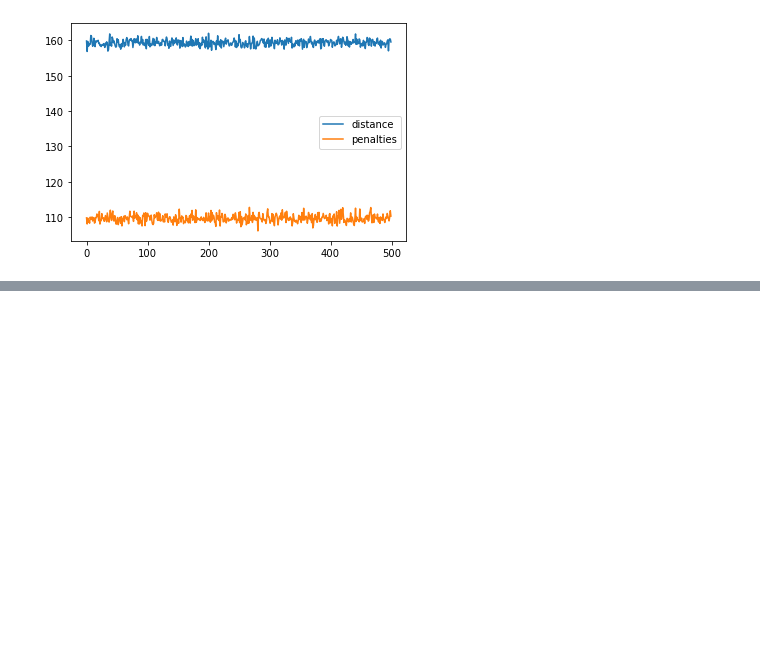
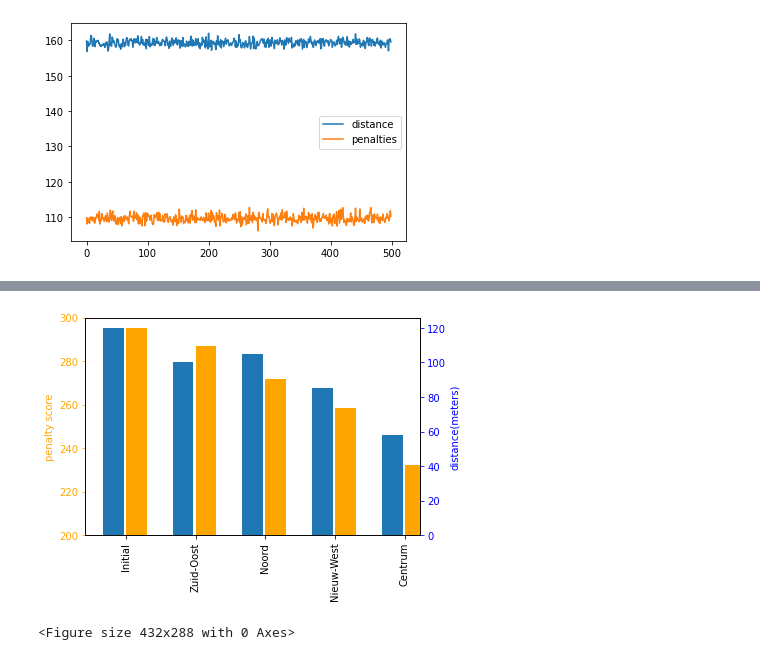
Before and after one commit to corne12345/Amsterdam_carbage_thesis, a Jupyter notebook: Notebooks/20200514 - Improvements of initial coding.ipynb, the cells around one changed output, grey strips where cells are left out. Saved outputs shown, nothing was run; the diff lists cells and outputs as text; code cells hidden in the pictures; blank space fills up the shorter version.

```diff
--- a/Notebooks/20200514 - Improvements of initial coding.ipynb
+++ b/Notebooks/20200514 - Improvements of initial coding.ipynb
@@ -362,0 +370,20 @@ plotje.figure.savefig('500_random.png')
+# %%
+score = [295.12, 286.96, 271.81, 258.44, 232.12]
+distances = [120, 100, 105, 85, 58]
+phase = ['Initial', 'Zuid-Oost', 'Noord', 'Nieuw-West', 'Centrum']
+df2 = pd.DataFrame(score, phase).rename(columns={0:'Penalty score'})
+df2['distance'] = distances
+plotje = df2['Penalty score'].plot(kind='bar', ylim=[200,300], width=0.3, color='orange', position=0)
+plotje.set_ylabel('penalty score', color='orange')
+plotje.tick_params(axis='y', colors='orange')
+plotje = df2['distance'].plot(kind='bar', secondary_y=True, position=1.1, width=0.3)
+plotje.set_ylabel('distance(meters)', color='blue')
+plotje.tick_params(axis='y', colors='blue')
+
+plotje.figure.savefig('subcluster_optimization_bar.png')
+# %% [output]
+[figure, added]
+# %%
+plotje = plt.figure()
+# %% [output]
+<Figure size 432x288 with 0 Axes>
```
Also changed, not shown: parts of 6 cells of this notebook, 2 other files.
